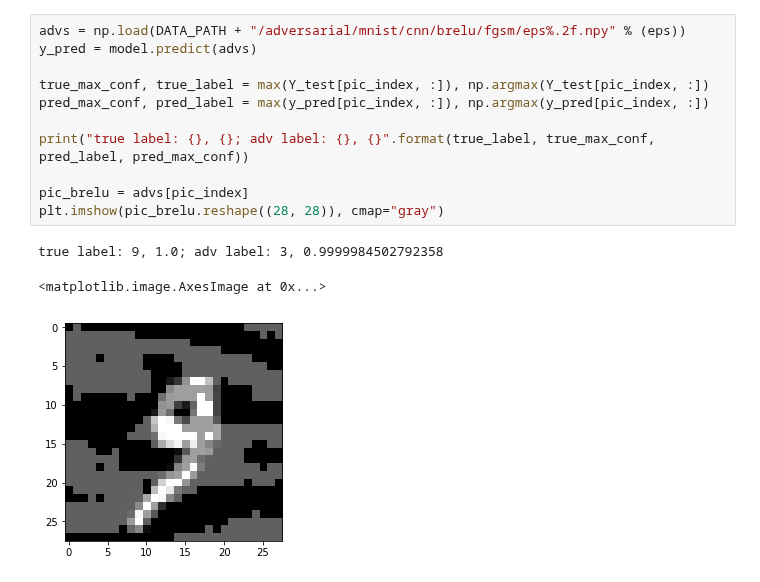
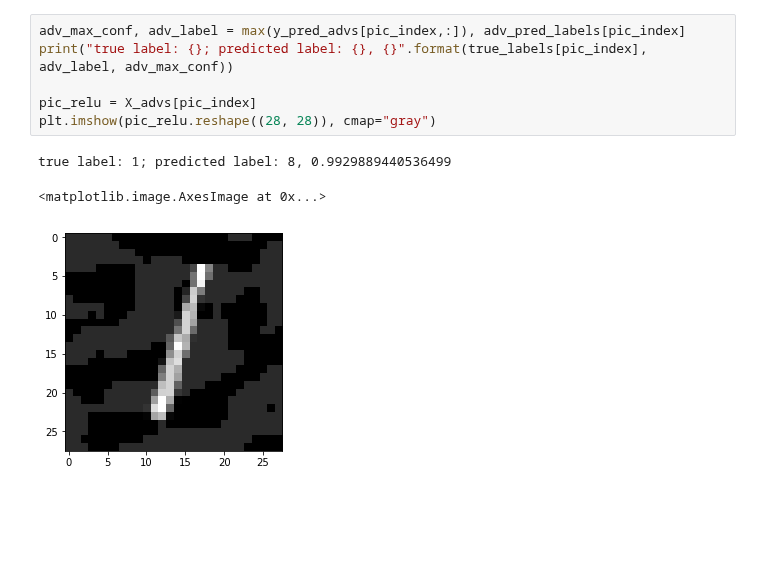
Before and after one commit to Trusted-AI/adversarial-robustness-toolbox, a Jupyter notebook: notebooks/visual-layers.ipynb, the cells around one changed output. Drawn from its saved outputs; the diff is of its cells as text; blank space fills up the shorter version.

```diff
--- a/notebooks/visual-layers.ipynb
+++ b/notebooks/visual-layers.ipynb
@@ -40,15 +57,10 @@ true label: 9, 1.0; adv label: 3, 0.9997367262840271
-# %%
-advs = np.load(DATA_PATH + "/adversarial/mnist/cnn/brelu/fgsm/eps%.2f.npy" % (eps))
-y_pred = model.predict(advs)
-
-true_max_conf, true_label = max(Y_test[pic_index, :]), np.argmax(Y_test[pic_index, :])
-pred_max_conf, pred_label = max(y_pred[pic_index, :]), np.argmax(y_pred[pic_index, :])
-
-print("true label: {}, {}; adv label: {}, {}".format(true_label, true_max_conf, pred_label, pred_max_conf))
-
-pic_brelu = advs[pic_index]
-plt.imshow(pic_brelu.reshape((28, 28)), cmap="gray")
-# %% [output]
-true label: 9, 1.0; adv label: 3, 0.9999984502792358
-<matplotlib.image.AxesImage at 0x...>
-[figure, removed]
+# %%
+adv_max_conf, adv_label = max(y_pred_advs[pic_index,:]), adv_pred_labels[pic_index]
+print("true label: {}; predicted label: {}, {}".format(true_labels[pic_index], adv_label, adv_max_conf))
+
+pic_relu = X_advs[pic_index]
+plt.imshow(pic_relu.reshape((28, 28)), cmap="gray")
+# %% [output]
+true label: 1; predicted label: 8, 0.9929889440536499
+<matplotlib.image.AxesImage at 0x...>
+[figure, added]
```
Also changed, not shown: parts of 12 cells of this notebook.
